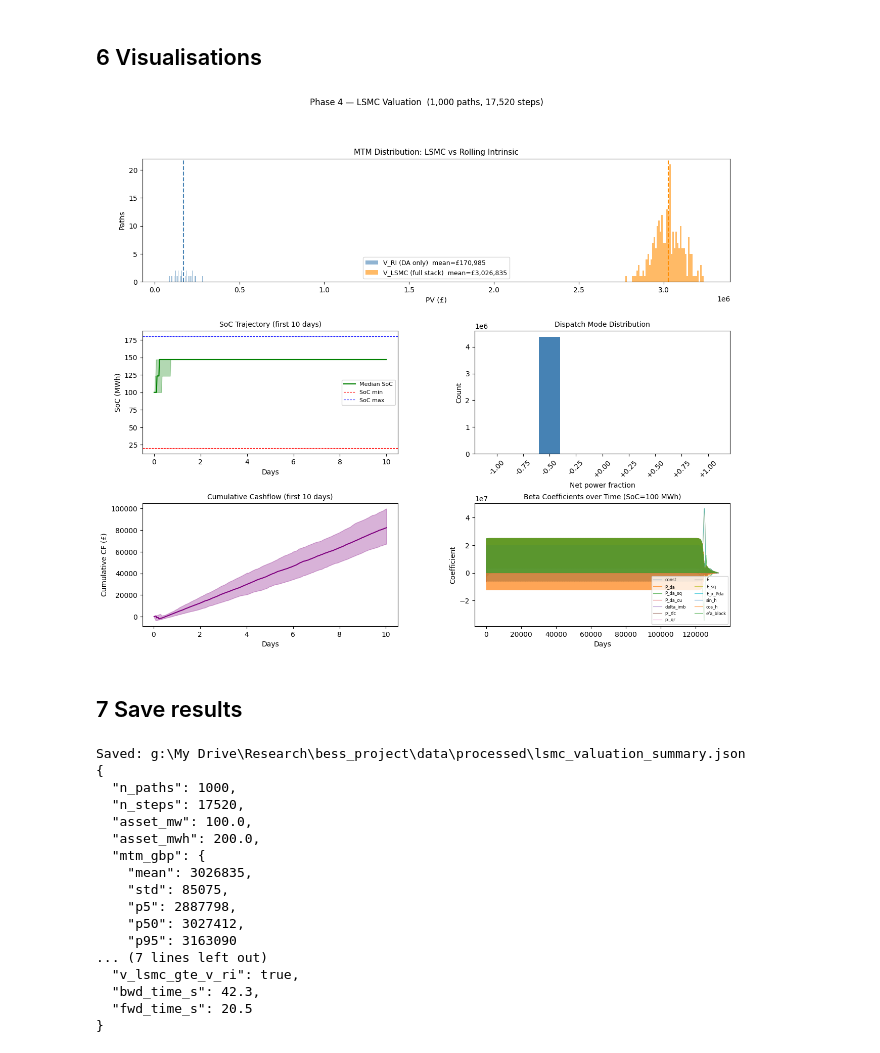
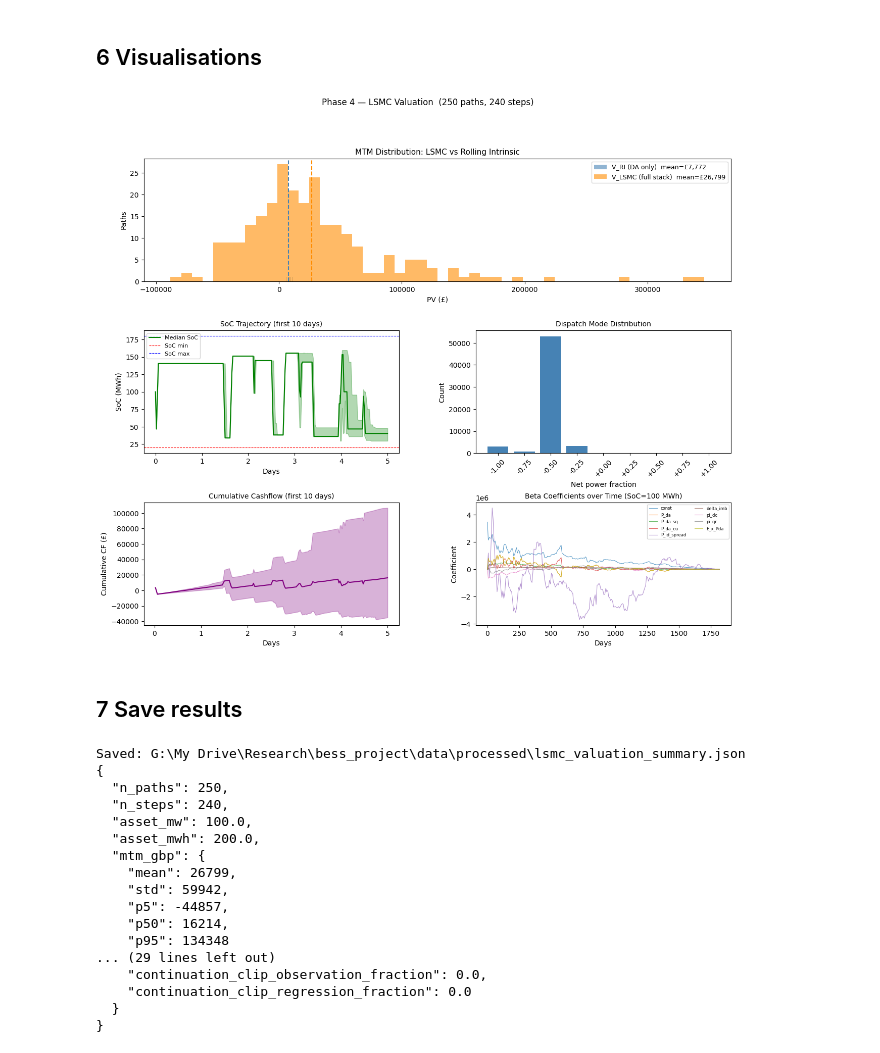
Before and after one commit to dmitry-goryunov/BESS-UK-OPEN, a Jupyter notebook: notebooks/04_lsmc_valuation.ipynb, the cells around one changed output. Saved outputs shown, nothing was run; the diff lists cells and outputs as text; code cells hidden in the pictures.

Commit message:
Harden BESS valuation diagnostics

```diff
--- a/notebooks/04_lsmc_valuation.ipynb
+++ b/notebooks/04_lsmc_valuation.ipynb
@@ -136,11 +179,11 @@ pi_DC ? mean: 5.24  ?/MW/h
 # %%
 # Rolling intrinsic is expensive: it solves many LPs per path.
 # Use path-level multiprocessing for the sampled benchmark; increase RI_N_PATHS for production checks.
-RI_N_PATHS = min(25, P_da_mat.shape[0])
+RI_N_PATHS = min(int(PHASE4_RUN['ri_paths']), P_da_mat.shape[0])
 RI_WORKERS = max(1, min(8, (os.cpu_count() or 2) - 1, RI_N_PATHS))
 rng_ri = np.random.default_rng(SEED)
 ri_idx = rng_ri.choice(P_da_mat.shape[0], size=RI_N_PATHS, replace=False)
-P_da_ri = np.clip(P_da_mat[ri_idx, :-1], -100.0, 500.0).astype(np.float32)
+P_da_ri = np.clip(P_da_mat[ri_idx, :RUN_STEPS], -100.0, 500.0).astype(np.float32)
 
 print(f'Running rolling intrinsic on {RI_N_PATHS:,} sampled paths out of {P_da_mat.shape[0]:,} using {RI_WORKERS} workers')
 
@@ -240,24 +306,25 @@ beta range: [-35744620.000, 89914184.000]
 # %% [markdown]
 ## 4  Forward simulation — MTM distribution
 # %%
-# Forward simulation can be slow on the full bundle. Use sampled paths + thread chunks for interactive runs.
-FWD_N_PATHS = min(250, bundle.n_paths)
-FWD_WORKERS = max(1, min(8, (os.cpu_count() or 2) - 1, FWD_N_PATHS))
+# Forward simulation using the selected run-mode path sample.
+FWD_N_PATHS = RUN_FWD_PATHS
+FWD_N_STEPS = min(policy.n_steps, bundle.n_steps)
+FWD_WORKERS = max(1, min(int(PHASE4_RUN['fwd_workers']), (os.cpu_count() or 2) - 1, FWD_N_PATHS))
 rng_fwd = np.random.default_rng(SEED + 1)
 fwd_idx = rng_fwd.choice(bundle.n_paths, size=FWD_N_PATHS, replace=False)
 bundle_fwd = PathBundle(
-    chi=bundle.chi[fwd_idx],
-    xi=bundle.xi[fwd_idx],
-    ln_P_base=bundle.ln_P_base[fwd_idx],
-    lam=bundle.lam[fwd_idx],
-    delta_imb=bundle.delta_imb[fwd_idx],
-    pi={k: v[fwd_idx] for k, v in bundle.pi.items()},
+    chi=bundle.chi[fwd_idx, :FWD_N_STEPS + 1],
+    xi=bundle.xi[fwd_idx, :FWD_N_STEPS + 1],
+    ln_P_base=bundle.ln_P_base[fwd_idx, :FWD_N_STEPS + 1],
+    lam=bundle.lam[fwd_idx, :FWD_N_STEPS + 1, :],
+    delta_imb=bundle.delta_imb[fwd_idx, :FWD_N_STEPS + 1],
+    pi={k: v[fwd_idx, :FWD_N_STEPS + 1] for k, v in bundle.pi.items()},
     dt=bundle.dt,
     n_paths=FWD_N_PATHS,
-    n_steps=bundle.n_steps,
+    n_steps=FWD_N_STEPS,
 )
 
-print(f'Forward simulation on {FWD_N_PATHS:,} sampled paths out of {bundle.n_paths:,} using {FWD_WORKERS} workers')
+print(f'Forward simulation on {FWD_N_PATHS:,} paths x {FWD_N_STEPS:,} steps out of cached {bundle.n_paths:,} x {bundle.n_steps:,} using {FWD_WORKERS} workers')
 
 t0 = time.time()
 # The solver clips extreme simulated prices internally for numerical stability.
@@ -267,6 +334,8 @@ except Exception as exc:
     print(f'Parallel forward failed ({exc}); falling back to serial')
     result = solver.forward(bundle_fwd, policy)
 fwd_time = time.time() - t0
+N_PATHS = int(result.pv_paths.shape[0])
+N_STEPS = int(result.cashflow_paths.shape[1])
 
 print(f'Forward pass: {fwd_time:.1f}s')
 print()
@@ -350,14 +425,13 @@ ax2.legend(fontsize=8)
 
 # 3. Action distribution across modes
 ax3 = fig.add_subplot(gs[1, 1])
-from src.optimisation.dispatch import DEFAULT_MODES
-mode_counts = np.bincount(result.action_paths.ravel(), minlength=len(DEFAULT_MODES))
-mode_labels = [f'{m.net_frac:+.2f}' for m in DEFAULT_MODES]
+mode_counts = np.bincount(result.action_paths.ravel(), minlength=len(policy.modes))
+mode_labels = [f'{m.net_frac:+.2f}' for m in policy.modes]
 # Aggregate by net_frac
-net_fracs_unique = sorted(set(m.net_frac for m in DEFAULT_MODES))
+net_fracs_unique = sorted(set(m.net_frac for m in policy.modes))
 net_counts = {}
 for nf in net_fracs_unique:
-    idxs = [i for i, m in enumerate(DEFAULT_MODES) if m.net_frac == nf]
+    idxs = [i for i, m in enumerate(policy.modes) if m.net_frac == nf]
     net_counts[nf] = sum(mode_counts[i] for i in idxs)
 ax3.bar([f'{k:+.2f}' for k in net_counts], list(net_counts.values()), color='steelblue')
 ax3.set_xlabel('Net power fraction'); ax3.set_ylabel('Count')
@@ -365,35 +439,35 @@ ax3.set_title('Dispatch Mode Distribution', fontsize=10)
 ax3.tick_params(axis='x', rotation=45)
 
 # 4. Cumulative cashflow percentile fan
 ax4 = fig.add_subplot(gs[2, 0])
 cum_cf = result.cashflow_paths.cumsum(axis=1)
 t_cf = np.arange(1, N_STEPS + 1) * DT * 365
 show = slice(None, 481)  # first 10 days
 q10c, q50c, q90c = np.percentile(cum_cf[:, show], [10, 50, 90], axis=0)
 ax4.fill_between(t_cf[show], q10c, q90c, alpha=0.3, color='purple')
 ax4.plot(t_cf[show], q50c, color='purple', linewidth=1.5)
 ax4.set_xlabel('Days'); ax4.set_ylabel('Cumulative CF (£)')
 ax4.set_title('Cumulative Cashflow (first 10 days)', fontsize=10)
 
 # 5. Learned beta coefficients for mid-horizon, mid-SoC node
 ax5 = fig.add_subplot(gs[2, 1])
-from src.optimisation.lsmc import BASIS_NAMES
+from src.optimisation.lsmc import BASIS_NAMES, N_BASIS
 j_mid = len(solver.soc_grid) // 2
 k_mid = 0
 beta_t = policy.beta[:, j_mid, k_mid, :]   # (T, 14)
 for feat_idx in range(N_BASIS):
     if abs(beta_t[:, feat_idx]).mean() > 0.01:
         ax5.plot(t_axis[:-1] * 365, beta_t[:, feat_idx],
                  alpha=0.7, linewidth=0.8, label=BASIS_NAMES[feat_idx])
 ax5.set_xlabel('Days'); ax5.set_ylabel('Coefficient')
 ax5.set_title(f'Beta Coefficients over Time (SoC={solver.soc_grid[j_mid]:.0f} MWh)', fontsize=10)
 ax5.legend(fontsize=6, ncol=2)
 
 plt.suptitle(f'Phase 4 — LSMC Valuation  ({N_PATHS:,} paths, {N_STEPS:,} steps)', fontsize=12)
 plt.savefig(PROCESSED / 'lsmc_valuation.png', dpi=120, bbox_inches='tight')
 plt.show()
 # %% [output]
-[figure, old version]
+[figure, new version]
 # %% [markdown]
 ## 7  Save results
 # %%
@@ -420,6 +494,12 @@ valuation_summary = {
     'v_lsmc_gte_v_ri':     bool(lsmc_mean >= ri_mean * 0.95),
     'bwd_time_s':          round(bwd_time, 1),
     'fwd_time_s':          round(fwd_time, 1),
+    'action_distribution': summarize_action_distribution(result.action_paths, policy.modes, result.cashflow_paths),
+    'action_q_diagnostics': getattr(result, 'action_diagnostics', {}),
+    'lsmc_diagnostics': {
+        k: (float(v) if isinstance(v, (int, float, np.integer, np.floating)) else v)
+        for k, v in getattr(policy, 'diagnostics', {}).items()
+    },
 }
 
 out = PROCESSED / 'lsmc_valuation_summary.json'
@@ -428,20 +508,20 @@ with open(out, 'w') as f:
 print(f'Saved: {out}')
 print(json.dumps(valuation_summary, indent=2))
 # %% [output]
-Saved: g:\My Drive\Research\bess_project\data\processed\lsmc_valuation_summary.json
+Saved: G:\My Drive\Research\bess_project\data\processed\lsmc_valuation_summary.json
 {
-  "n_paths": 1000,
-  "n_steps": 17520,
+  "n_paths": 250,
+  "n_steps": 240,
   "asset_mw": 100.0,
   "asset_mwh": 200.0,
   "mtm_gbp": {
-    "mean": 3026835,
-    "std": 85075,
-    "p5": 2887798,
-    "p50": 3027412,
-    "p95": 3163090
-... (7 lines left out)
-  "v_lsmc_gte_v_ri": true,
-  "bwd_time_s": 42.3,
-  "fwd_time_s": 20.5
+    "mean": 26799,
+    "std": 59942,
+    "p5": -44857,
+    "p50": 16214,
+    "p95": 134348
+... (29 lines left out)
+    "continuation_clip_observation_fraction": 0.0,
+    "continuation_clip_regression_fraction": 0.0
+  }
 }
```
Also changed, not shown: parts of 6 cells of this notebook, 38 other files.
